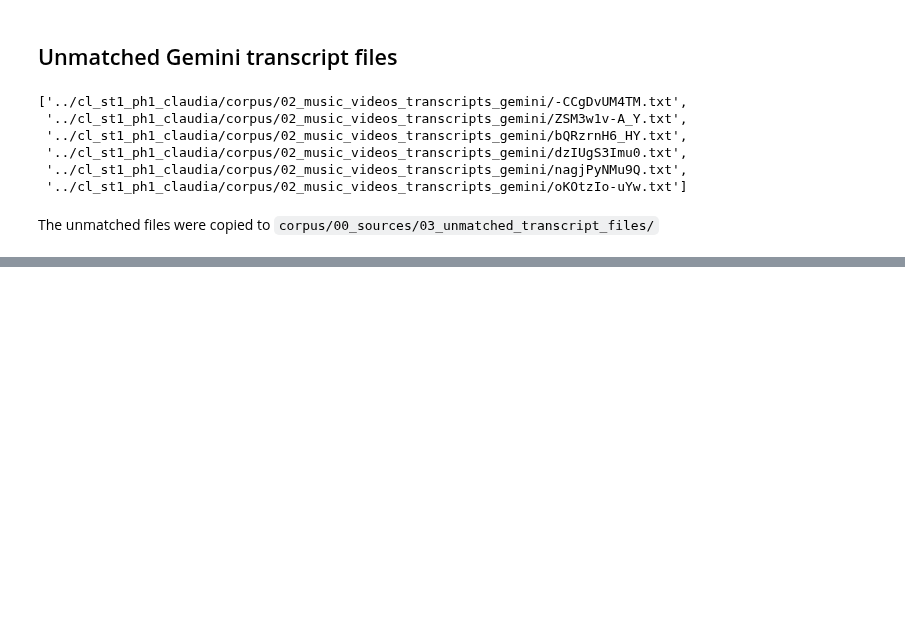
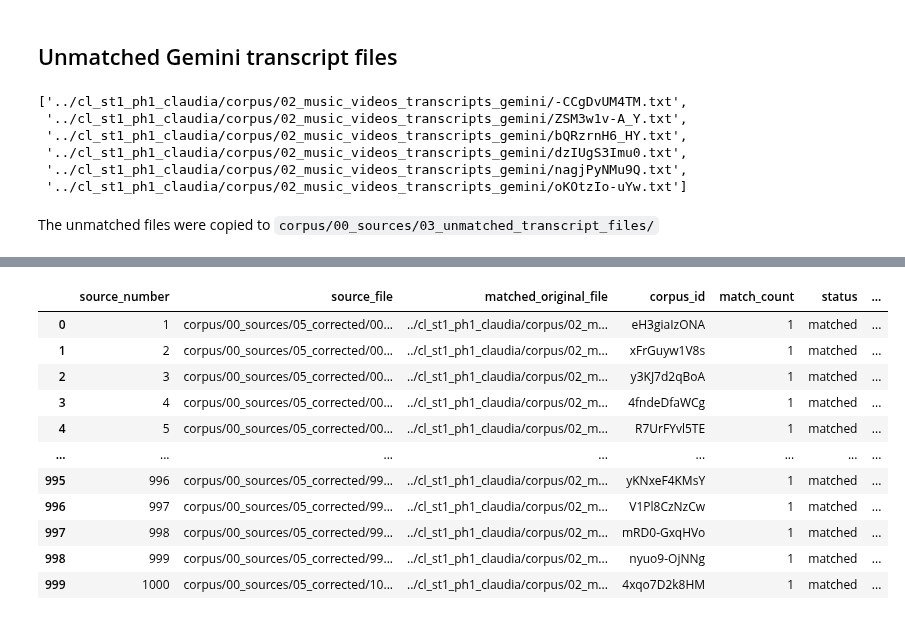
Before and after one commit to laelgelc/cl_st1_claudia, a Jupyter notebook: cl_st1_ph2_claudia/cl_st1_ph2_claudia.ipynb, the cells around one changed output, grey strips where cells are left out. Drawn from its saved outputs; the diff is of its cells as text; code cells hidden in the pictures; blank space fills up the shorter version.

```diff
--- a/cl_st1_ph2_claudia/cl_st1_ph2_claudia.ipynb
+++ b/cl_st1_ph2_claudia/cl_st1_ph2_claudia.ipynb
@@ -239,0 +246,68 @@ The unmatched files were copied to `corpus/00_sources/03_unmatched_transcript_fi
+# %%
+from collections import defaultdict
+from hashlib import sha256
+from pathlib import Path
+
+import pandas as pd
+
+source_dir = Path("corpus/00_sources/05_corrected")
+original_transcripts_dir = Path("../cl_st1_ph1_claudia/corpus/02_music_videos_transcripts_gemini")
+mapping_output_path = Path("corpus/00_sources/00_sources_mapping_corrected.tsv")
+
+
+def file_sha256(path: Path) -> str:
+    """Return the SHA-256 hash of a file's raw bytes."""
+    digest = sha256()
+    with path.open("rb") as file:
+        for chunk in iter(lambda: file.read(1024 * 1024), b""):
+            digest.update(chunk)
+    return digest.hexdigest()
+
+
+source_files = sorted(source_dir.glob("*.txt"), key=lambda path: int(path.stem))
+original_files = sorted(original_transcripts_dir.glob("*.txt"))
+
+original_files_by_hash = defaultdict(list)
+for original_file in original_files:
+    original_files_by_hash[file_sha256(original_file)].append(original_file)
+
+mapping_rows = []
+for source_file in source_files:
+    source_hash = file_sha256(source_file)
+    matching_original_files = original_files_by_hash.get(source_hash, [])
+    matching_original_names = [path.name for path in matching_original_files]
+    matching_corpus_ids = [path.stem for path in matching_original_files]
+
+    if len(matching_original_files) == 1:
+        status = "matched"
+    elif len(matching_original_files) == 0:
+        status = "unmatched"
+    else:
+        status = "ambiguous"
+
+    mapping_rows.append(
+        {
+            "source_number": int(source_file.stem),
+            "source_file": source_file.as_posix(),
+            "matched_original_file": matching_original_files[0].as_posix() if len(matching_original_files) == 1 else None,
+            "corpus_id": matching_corpus_ids[0] if len(matching_corpus_ids) == 1 else None,
+            "match_count": len(matching_original_files),
+            "status": status,
+            "all_matching_original_files": "; ".join(matching_original_names),
+            "sha256": source_hash,
+        }
+    )
+
+source_mapping_df = pd.DataFrame(mapping_rows)
+source_mapping_df.to_csv(mapping_output_path, sep="	", index=False)
+
+status_counts = source_mapping_df["status"].value_counts().to_dict()
+print(f"Phase 2 source files: {len(source_files)}")
+print(f"Phase 1 candidate files: {len(original_files)}")
+print(f"Matched uniquely: {status_counts.get('matched', 0)}")
+print(f"Unmatched: {status_counts.get('unmatched', 0)}")
+print(f"Ambiguous: {status_counts.get('ambiguous', 0)}")
+print(f"Mapping written to: {mapping_output_path}")
+
+source_mapping_df
+# %% [output]
@@ -239,0 +320,12 @@ The unmatched files were copied to `corpus/00_sources/03_unmatched_transcript_fi
+|  | source_number | source_file | matched_original_file | corpus_id | match_count | status | ... |
+| 0 | 1 | corpus/00_sources/05_corrected/00... | ../cl_st1_ph1_claudia/corpus/02_m... | eH3giaIzONA | 1 | matched | ... |
+| 1 | 2 | corpus/00_sources/05_corrected/00... | ../cl_st1_ph1_claudia/corpus/02_m... | xFrGuyw1V8s | 1 | matched | ... |
+| 2 | 3 | corpus/00_sources/05_corrected/00... | ../cl_st1_ph1_claudia/corpus/02_m... | y3KJ7d2qBoA | 1 | matched | ... |
+| 3 | 4 | corpus/00_sources/05_corrected/00... | ../cl_st1_ph1_claudia/corpus/02_m... | 4fndeDfaWCg | 1 | matched | ... |
+| 4 | 5 | corpus/00_sources/05_corrected/00... | ../cl_st1_ph1_claudia/corpus/02_m... | R7UrFYvl5TE | 1 | matched | ... |
+| ... | ... | ... | ... | ... | ... | ... | ... |
+| 995 | 996 | corpus/00_sources/05_corrected/99... | ../cl_st1_ph1_claudia/corpus/02_m... | yKNxeF4KMsY | 1 | matched | ... |
+| 996 | 997 | corpus/00_sources/05_corrected/99... | ../cl_st1_ph1_claudia/corpus/02_m... | V1Pl8CzNzCw | 1 | matched | ... |
+| 997 | 998 | corpus/00_sources/05_corrected/99... | ../cl_st1_ph1_claudia/corpus/02_m... | mRD0-GxqHVo | 1 | matched | ... |
+| 998 | 999 | corpus/00_sources/05_corrected/99... | ../cl_st1_ph1_claudia/corpus/02_m... | nyuo9-OjNNg | 1 | matched | ... |
+| 999 | 1000 | corpus/00_sources/05_corrected/10... | ../cl_st1_ph1_claudia/corpus/02_m... | 4xqo7D2k8HM | 1 | matched | ... |
```
Also changed, not shown: parts of 5 cells of this notebook, 2 other files.
